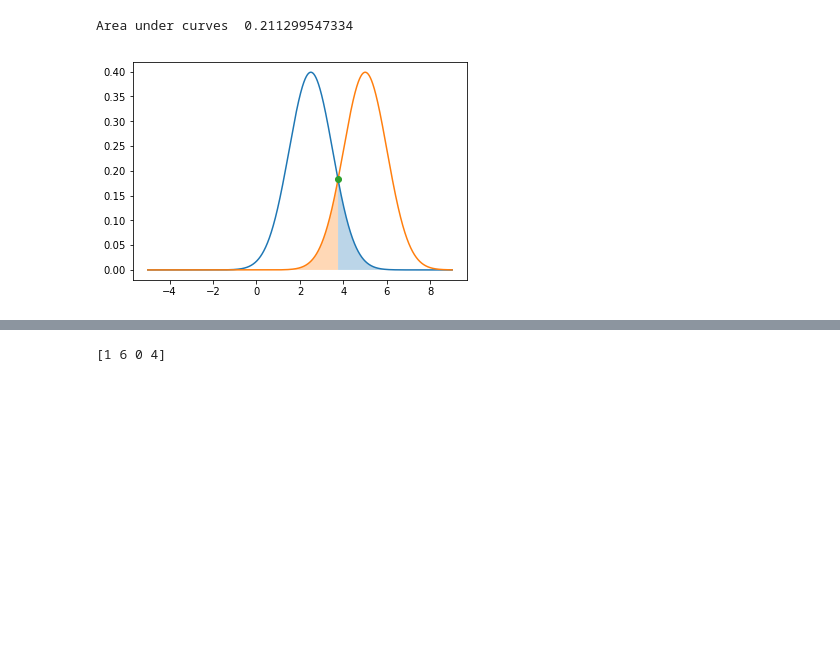
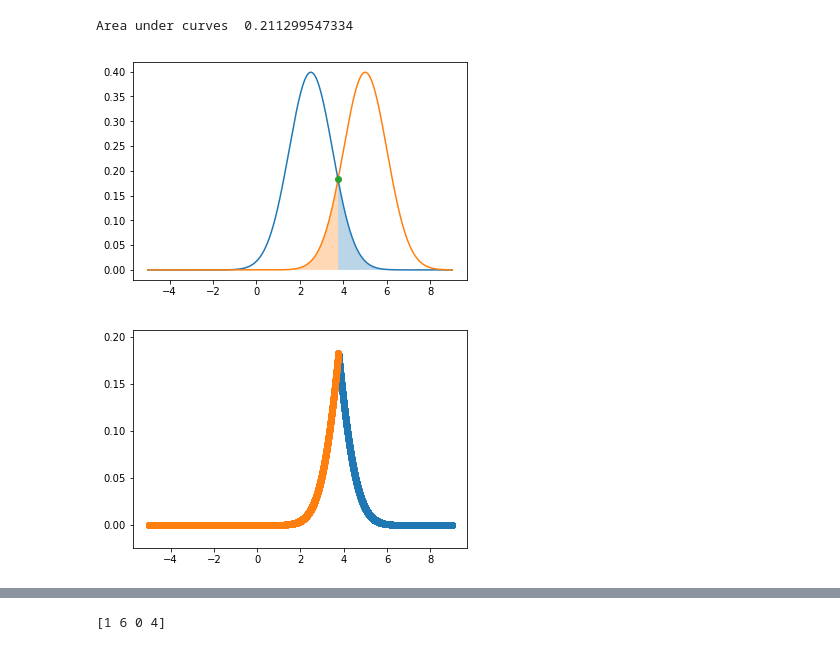
Before and after one commit to raulsenaferreira/Systems-Engineering, a Jupyter notebook: Dissertation/Untitled.ipynb, the cells around one changed output, grey strips where cells are left out. Saved outputs shown, nothing was run; the diff lists cells and outputs as text; code cells hidden in the pictures; blank space fills up the shorter version.

```diff
--- a/Dissertation/Untitled.ipynb
+++ b/Dissertation/Untitled.ipynb
@@ -10,33 +10,40 @@ def solve(m1,m2,std1,std2):
   c = m1**2 /(2*std1**2) - m2**2 / (2*std2**2) - np.log(std2/std1)
   return np.roots([a,b,c])
 
 m1 = 2.5
 std1 = 1.0
 m2 = 5.0
 std2 = 1.0
 
 #Get point of intersect
 result = solve(m1,m2,std1,std2)
 
 #Get point on surface
 x = np.linspace(-5,9,10000)
+
 plot1=plt.plot(x,norm.pdf(x,m1,std1))
 plot2=plt.plot(x,norm.pdf(x,m2,std2))
 plot3=plt.plot(result,norm.pdf(result,m1,std1),'o')
 
 #Plots integrated area
 r = result[0]
 olap = plt.fill_between(x[x>r], 0, norm.pdf(x[x>r],m1,std1),alpha=0.3)
 olap = plt.fill_between(x[x<r], 0, norm.pdf(x[x<r],m2,std2),alpha=0.3)
 
 # integrate
 area = norm.cdf(r,m2,std2) + (1.-norm.cdf(r,m1,std1))
 print("Area under curves ", area)
 
+fig = plt.figure()
+ax = fig.add_subplot(111)
+
+ax.scatter(x[x>r], norm.pdf(x[x>r],m1,std1))
+ax.scatter(x[x<r], norm.pdf(x[x<r],m2,std2))
 plt.show()
 # %% [output]
 Area under curves  0.211299547334
 [figure]
+[figure, added]
 # %%
 import numpy as np
 import random
```
Also changed, not shown: parts of 1 cell of this notebook, 5 other files.
